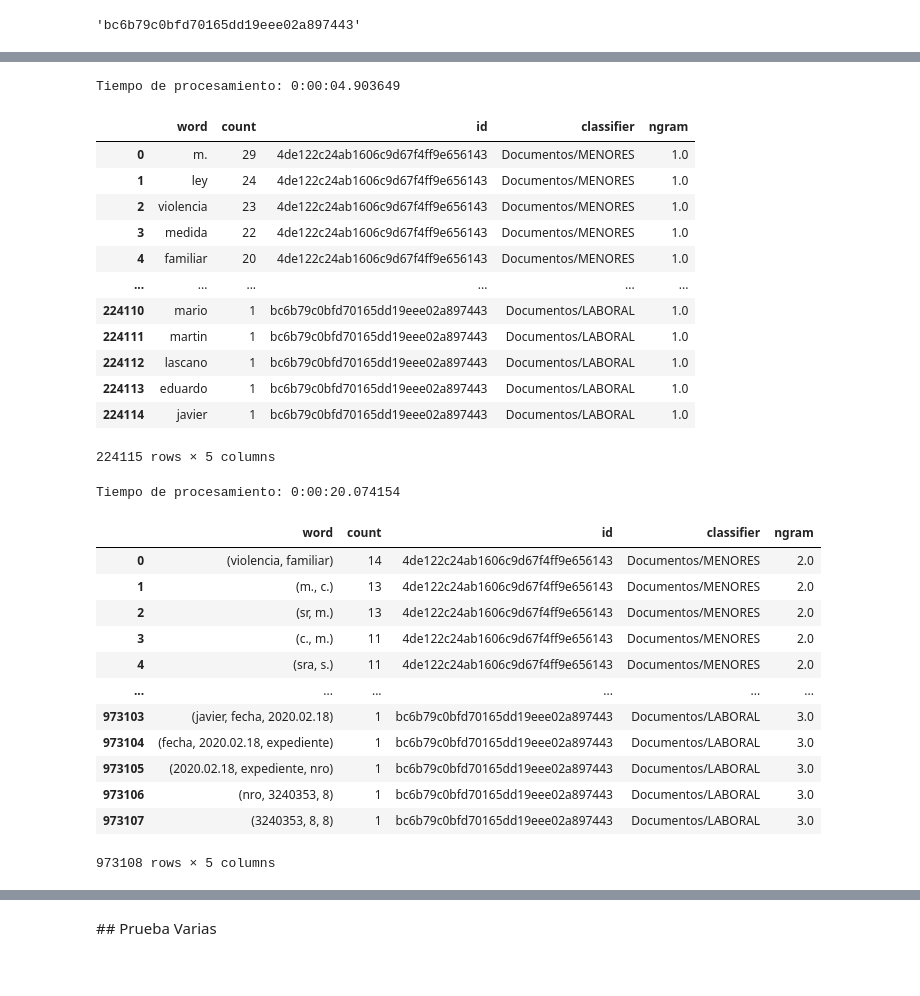
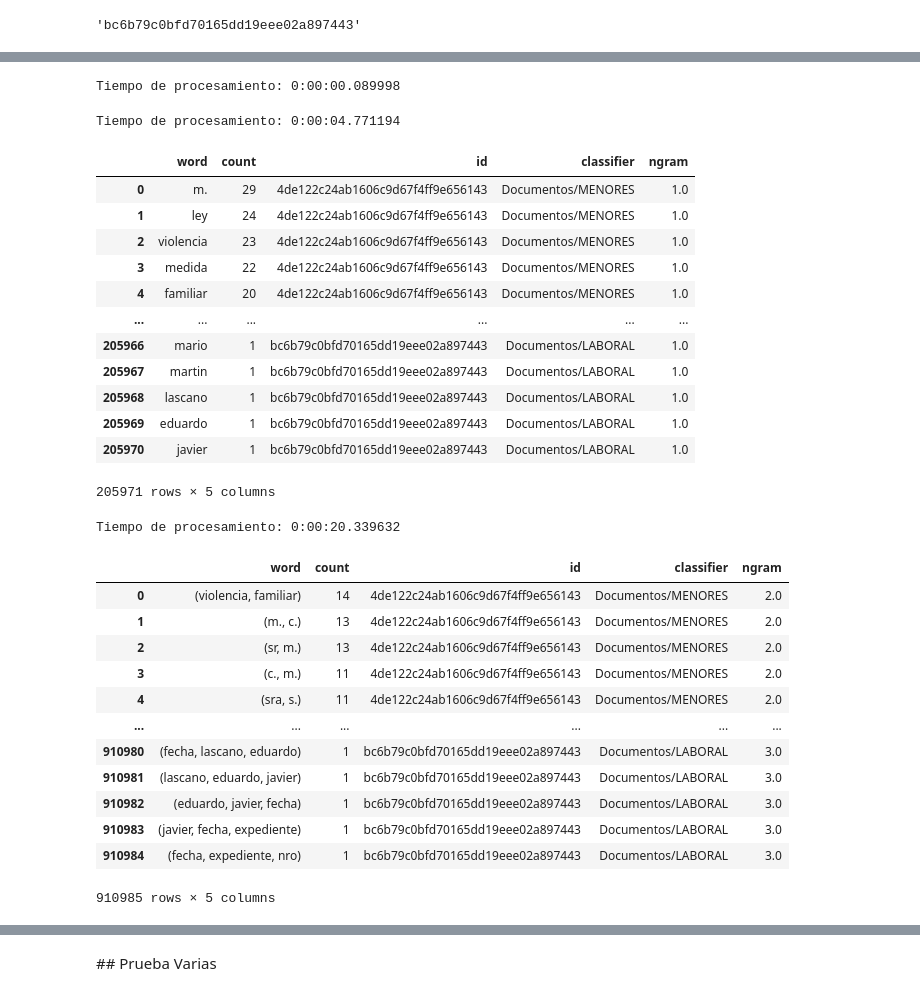
Before and after one commit to cgoviedo/Diplodatos, a Jupyter notebook: mentoria/Practico 2 - Analisis y Curacion de Datos.ipynb, the cells around one changed output, grey strips where cells are left out. Drawn from its saved outputs; the diff is of its cells as text; code cells hidden in the pictures.

Commit message:
Se actualiza mentoria/Practico 2 - Analisis y Curacion de Datos.ipynb, se genera cleaned_corpus.csv

```diff
--- a/mentoria/Practico 2 - Analisis y Curacion de Datos.ipynb
+++ b/mentoria/Practico 2 - Analisis y Curacion de Datos.ipynb
@@ -232,13 +266,14 @@ toLemaTransformer = ToLemaTransformer()
 # %%
-# Prueba de filtros y transformers
+# Prueba de filtros y transformers ()
+
 texto = [
-    ("Esta es una pregunta? Tenes que llamar a Christian y a Gonzalo", {"document_id": "1" , "classifier" : "PENAL"} )
+    ("Esta es una pregunta? 10/10/2020 Tenes que llamar a 1000 -Christian y a Gonzalo", {"document_id": "1" , "classifier" : "PENAL"} )
     ]
 
 doc_tuples = spacy_nlp.pipe(texto , as_tuples=True , n_process=-1  )
 
+spacyTextNormalizerTest = SpacyTextNormalizer()
 
-spacyTextNormalizer = SpacyTextNormalizer()
 
-spacyTextNormalizer.fit(doc_tuples)
-result = spacyTextNormalizer.normalize(transformers=[toLemaTransformer] , filters=[removeStopWordsFilter , removePuntctuationFilter ])
+spacyTextNormalizerTest.fit(doc_tuples)
+result_test = spacyTextNormalizerTest.normalize(transformers=[toLemaTransformer] , filters=[removeStopWordsFilter , removePuntctuationFilter , removeNumber , removeDate ])
@@ -279,5 +316,7 @@ if not load_from_pickle:
 # Poniendo a True serealizamos la instancia spacyTextNormalizer. Esto no permite reconstruir el objeto por medio del
 # archivo serealizado. Levantar el archivo y recrear el objeto es mucho más rápido de recostruir el objeto usando nlp.pipe y fit
 if False:
+    timer.start()
     filehandler = open("normilizer.pkl", 'wb')
     pickle.dump(spacyTextNormalizer, filehandler)
+    timer.stop()
@@ -297,7 +336,7 @@ Tiempo de procesamiento: 0:00:10.018524
 # %%
 timer.start()
 
-filters = [removeSpaceFilter,removeStopWordsFilter ,removePuntctuationFilter]
+filters = [removeSpaceFilter,removeStopWordsFilter ,removePuntctuationFilter ,removeNumber , removeDate]
 
 transformers = [toLemaTransformer]
 
@@ -334,13 +373,10 @@ def get_word_count_df(document ,ngram_cardinality = [1] ):
 
         result = result + most_common_words
 
-    #return pd.DataFrame(data = counter.most_common()  , columns= [ "word" , "count"])
     return pd.DataFrame(data = result  , columns= [ "word" , "count" , "ngram"])
 
 
-
-
-def create_corpus_df(documents , ngram_cardinality = [1]):
+def create_corpus_count_df(documents , ngram_cardinality = [1]):
 
     column_names = ["word", "count", "id" , "classifier"]
 
@@ -355,3 +391,21 @@ def create_corpus_df(documents , ngram_cardinality = [1]):
 
 
     return merged_df
+
+def create_cleaned_corpus__df(documents):
+
+    column_names = ["text" , "id" , "classifier"]
+
+    merged_df = pd.DataFrame(columns = column_names)
+
+    for document in documents:
+
+        doc_df = pd.DataFrame(data = [" ".join(get_words_list(document[1]))]  , columns= [ "text" ])
+        #doc_df = pd.DataFrame(data = [" ".join(["s","s"])]  , columns= [ "text" ])
+
+        doc_df['id'] = document[0]._.document_id
+        doc_df['classifier'] = document[0]._.classifier
+        merged_df = merged_df.append(doc_df, ignore_index = True)
+
+
+    return merged_df
@@ -358,11 +433,19 @@ def create_corpus_df(documents , ngram_cardinality = [1]):
+# %%
+save_cleaned_corpus = True
+if save_cleaned_corpus:
+    timer.start()
+    df_cleaned_corpus.to_csv("cleaned_corpus.csv")
+    timer.stop()
+# %% [output]
+Tiempo de procesamiento: 0:00:00.089998
 # %%
 # Se crea DF con conteo de palabras
 timer.start()
-df_corpus = create_corpus_df(result , ngram_cardinality=[1])
+df_corpus = create_corpus_count_df(result , ngram_cardinality=[1])
 timer.stop()
 df_corpus
 # %% [output]
-Tiempo de procesamiento: 0:00:04.903649
+Tiempo de procesamiento: 0:00:04.771194
 |  | word | count | id | classifier | ngram |
 | 0 | m. | 29 | 4de122c24ab1606c9d67f4ff9e656143 | Documentos/MENORES | 1.0 |
 | 1 | ley | 24 | 4de122c24ab1606c9d67f4ff9e656143 | Documentos/MENORES | 1.0 |
@@ -370,33 +453,33 @@ Tiempo de procesamiento: 0:00:04.903649
 | 3 | medida | 22 | 4de122c24ab1606c9d67f4ff9e656143 | Documentos/MENORES | 1.0 |
 | 4 | familiar | 20 | 4de122c24ab1606c9d67f4ff9e656143 | Documentos/MENORES | 1.0 |
 | ... | ... | ... | ... | ... | ... |
-| 224110 | mario | 1 | bc6b79c0bfd70165dd19eee02a897443 | Documentos/LABORAL | 1.0 |
-| 224111 | martin | 1 | bc6b79c0bfd70165dd19eee02a897443 | Documentos/LABORAL | 1.0 |
-| 224112 | lascano | 1 | bc6b79c0bfd70165dd19eee02a897443 | Documentos/LABORAL | 1.0 |
-| 224113 | eduardo | 1 | bc6b79c0bfd70165dd19eee02a897443 | Documentos/LABORAL | 1.0 |
-| 224114 | javier | 1 | bc6b79c0bfd70165dd19eee02a897443 | Documentos/LABORAL | 1.0 |
+| 205966 | mario | 1 | bc6b79c0bfd70165dd19eee02a897443 | Documentos/LABORAL | 1.0 |
+| 205967 | martin | 1 | bc6b79c0bfd70165dd19eee02a897443 | Documentos/LABORAL | 1.0 |
+| 205968 | lascano | 1 | bc6b79c0bfd70165dd19eee02a897443 | Documentos/LABORAL | 1.0 |
+| 205969 | eduardo | 1 | bc6b79c0bfd70165dd19eee02a897443 | Documentos/LABORAL | 1.0 |
+| 205970 | javier | 1 | bc6b79c0bfd70165dd19eee02a897443 | Documentos/LABORAL | 1.0 |
-224115 rows × 5 columns
+205971 rows × 5 columns
 # %%
 # Se crea DF con conteo de ngramas
 timer.start()
-df_corpus_nagram = create_corpus_df(result , ngram_cardinality=[2,3])
+df_corpus_nagram = create_corpus_count_df(result , ngram_cardinality=[2,3])
 timer.stop()
 df_corpus_nagram
 # %% [output]
-Tiempo de procesamiento: 0:00:20.074154
+Tiempo de procesamiento: 0:00:20.339632
 |  | word | count | id | classifier | ngram |
 | 0 | (violencia, familiar) | 14 | 4de122c24ab1606c9d67f4ff9e656143 | Documentos/MENORES | 2.0 |
 | 1 | (m., c.) | 13 | 4de122c24ab1606c9d67f4ff9e656143 | Documentos/MENORES | 2.0 |
 | 2 | (sr, m.) | 13 | 4de122c24ab1606c9d67f4ff9e656143 | Documentos/MENORES | 2.0 |
 | 3 | (c., m.) | 11 | 4de122c24ab1606c9d67f4ff9e656143 | Documentos/MENORES | 2.0 |
 | 4 | (sra, s.) | 11 | 4de122c24ab1606c9d67f4ff9e656143 | Documentos/MENORES | 2.0 |
 | ... | ... | ... | ... | ... | ... |
-| 973103 | (javier, fecha, 2020.02.18) | 1 | bc6b79c0bfd70165dd19eee02a897443 | Documentos/LABORAL | 3.0 |
-| 973104 | (fecha, 2020.02.18, expediente) | 1 | bc6b79c0bfd70165dd19eee02a897443 | Documentos/LABORAL | 3.0 |
-| 973105 | (2020.02.18, expediente, nro) | 1 | bc6b79c0bfd70165dd19eee02a897443 | Documentos/LABORAL | 3.0 |
-| 973106 | (nro, 3240353, 8) | 1 | bc6b79c0bfd70165dd19eee02a897443 | Documentos/LABORAL | 3.0 |
-| 973107 | (3240353, 8, 8) | 1 | bc6b79c0bfd70165dd19eee02a897443 | Documentos/LABORAL | 3.0 |
+| 910980 | (fecha, lascano, eduardo) | 1 | bc6b79c0bfd70165dd19eee02a897443 | Documentos/LABORAL | 3.0 |
+| 910981 | (lascano, eduardo, javier) | 1 | bc6b79c0bfd70165dd19eee02a897443 | Documentos/LABORAL | 3.0 |
+| 910982 | (eduardo, javier, fecha) | 1 | bc6b79c0bfd70165dd19eee02a897443 | Documentos/LABORAL | 3.0 |
+| 910983 | (javier, fecha, expediente) | 1 | bc6b79c0bfd70165dd19eee02a897443 | Documentos/LABORAL | 3.0 |
+| 910984 | (fecha, expediente, nro) | 1 | bc6b79c0bfd70165dd19eee02a897443 | Documentos/LABORAL | 3.0 |
-973108 rows × 5 columns
+910985 rows × 5 columns
 # %%
 def get_grouped_df_by_classifier(df_corpus , classifier = "ALL"):
 
```
Also changed, not shown: parts of 32 cells of this notebook, 1 other file.
